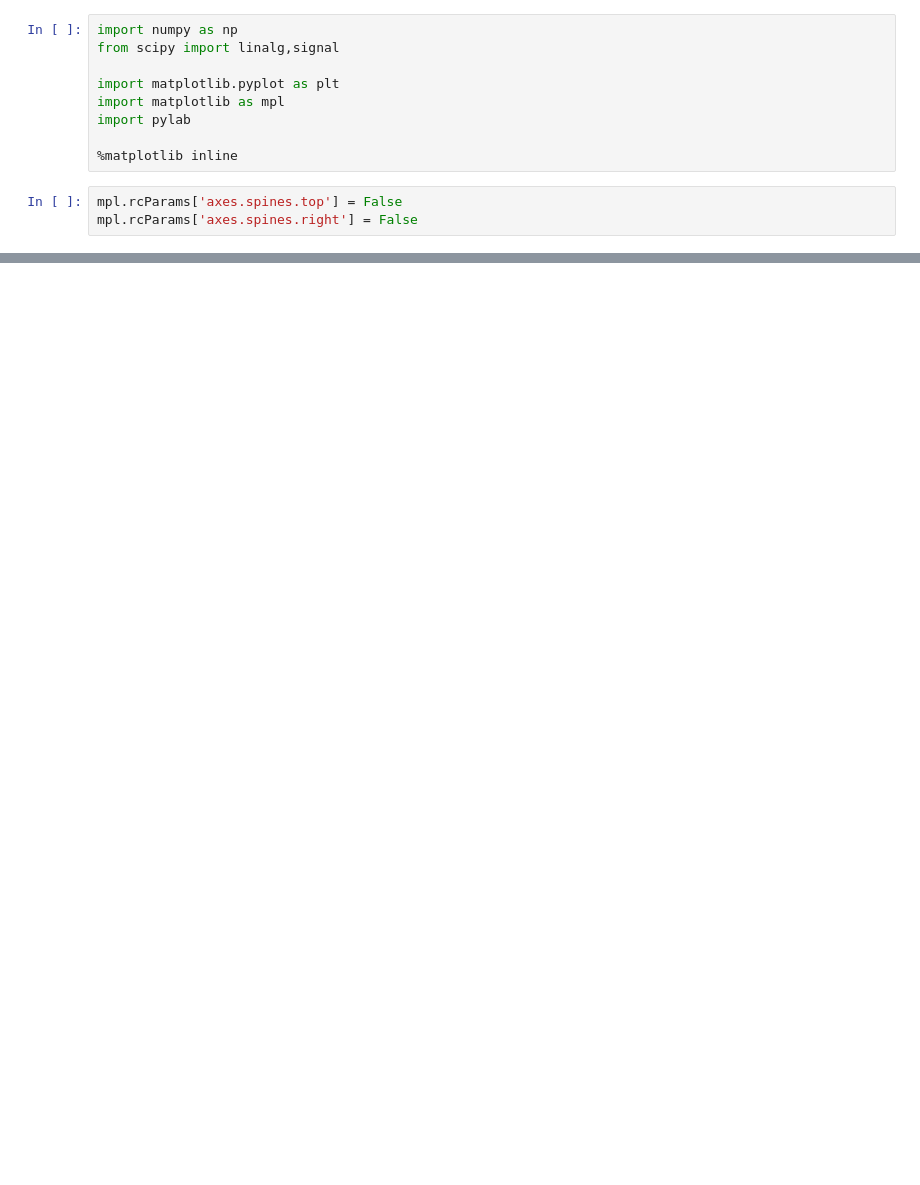
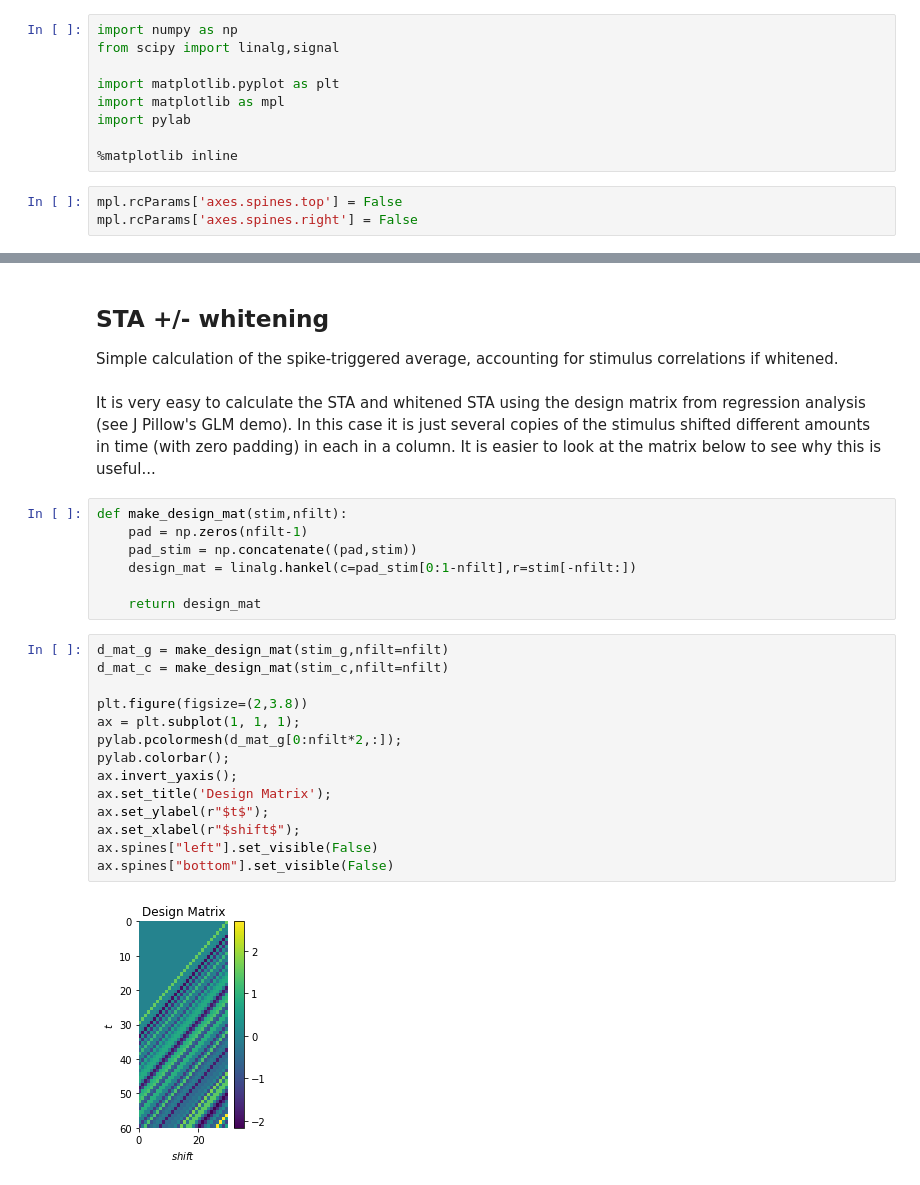
Before and after one commit to stephenholtz/neuro-examples, a Jupyter notebook: sta_stc_corr_noise_lnp_models.ipynb, the cells around one changed output, grey strips where cells are left out. Drawn from its saved outputs; the diff is of its cells as text; blank space fills up the shorter version.

```diff
--- a/sta_stc_corr_noise_lnp_models.ipynb
+++ b/sta_stc_corr_noise_lnp_models.ipynb
@@ -28,0 +163,29 @@ $\mathbf{s_c}$ : correlated gaussian white noise generated by convolving white n
+# %% [markdown]
+## STA +/- whitening
+
+Simple calculation of the spike-triggered average, accounting for stimulus correlations if whitened.
+# %% [markdown]
+It is very easy to calculate the STA and whitened STA using the design matrix from regression analysis (see J Pillow's GLM demo). In this case it is just several copies of the stimulus shifted different amounts in time (with zero padding) in each in a column. It is easier to look at the matrix below to see why this is useful...
+# %%
+def make_design_mat(stim,nfilt):
+    pad = np.zeros(nfilt-1)
+    pad_stim = np.concatenate((pad,stim))
+    design_mat = linalg.hankel(c=pad_stim[0:1-nfilt],r=stim[-nfilt:])
+
+    return design_mat
+# %%
+d_mat_g = make_design_mat(stim_g,nfilt=nfilt)
+d_mat_c = make_design_mat(stim_c,nfilt=nfilt)
+
+plt.figure(figsize=(2,3.8))
+ax = plt.subplot(1, 1, 1);
+pylab.pcolormesh(d_mat_g[0:nfilt*2,:]);
+pylab.colorbar();
+ax.invert_yaxis();
+ax.set_title('Design Matrix');
+ax.set_ylabel(r"$t$");
+ax.set_xlabel(r"$shift$");
+ax.spines["left"].set_visible(False)
+ax.spines["bottom"].set_visible(False)
+# %% [output]
+[figure, added]
```
Also changed, not shown: parts of 17 cells of this notebook.
